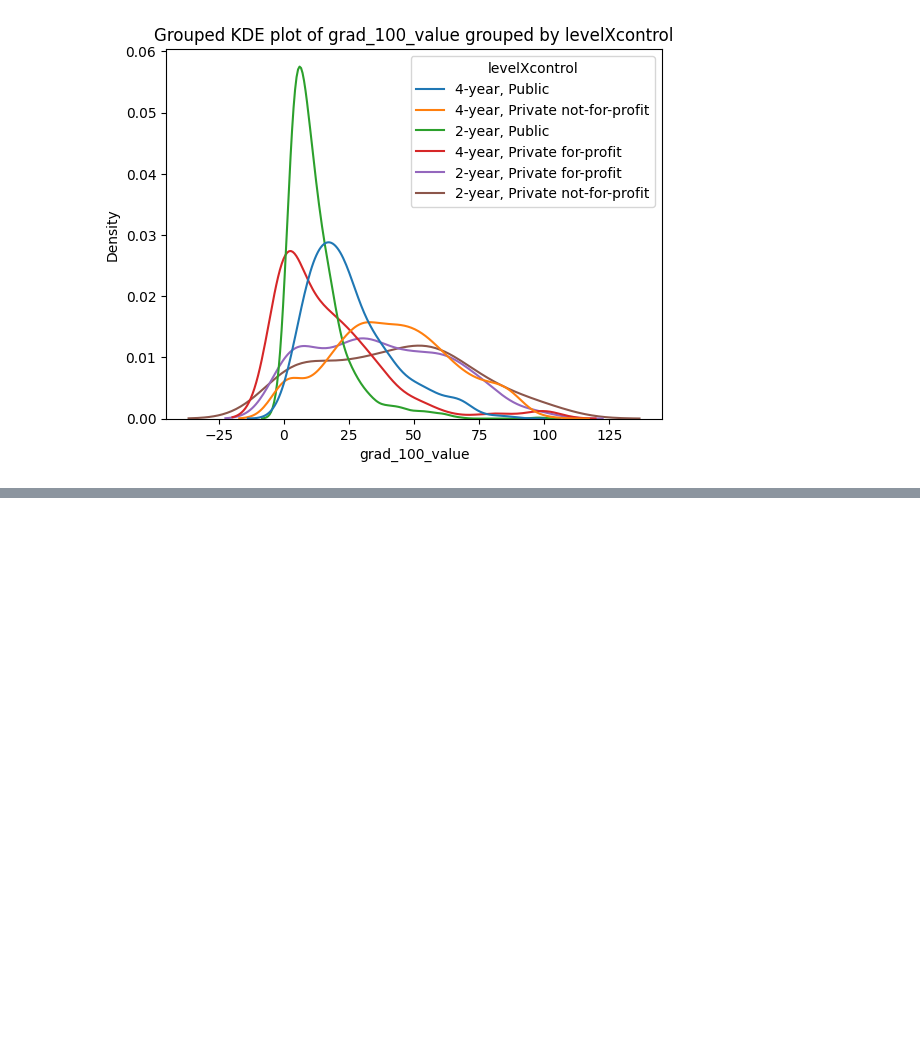
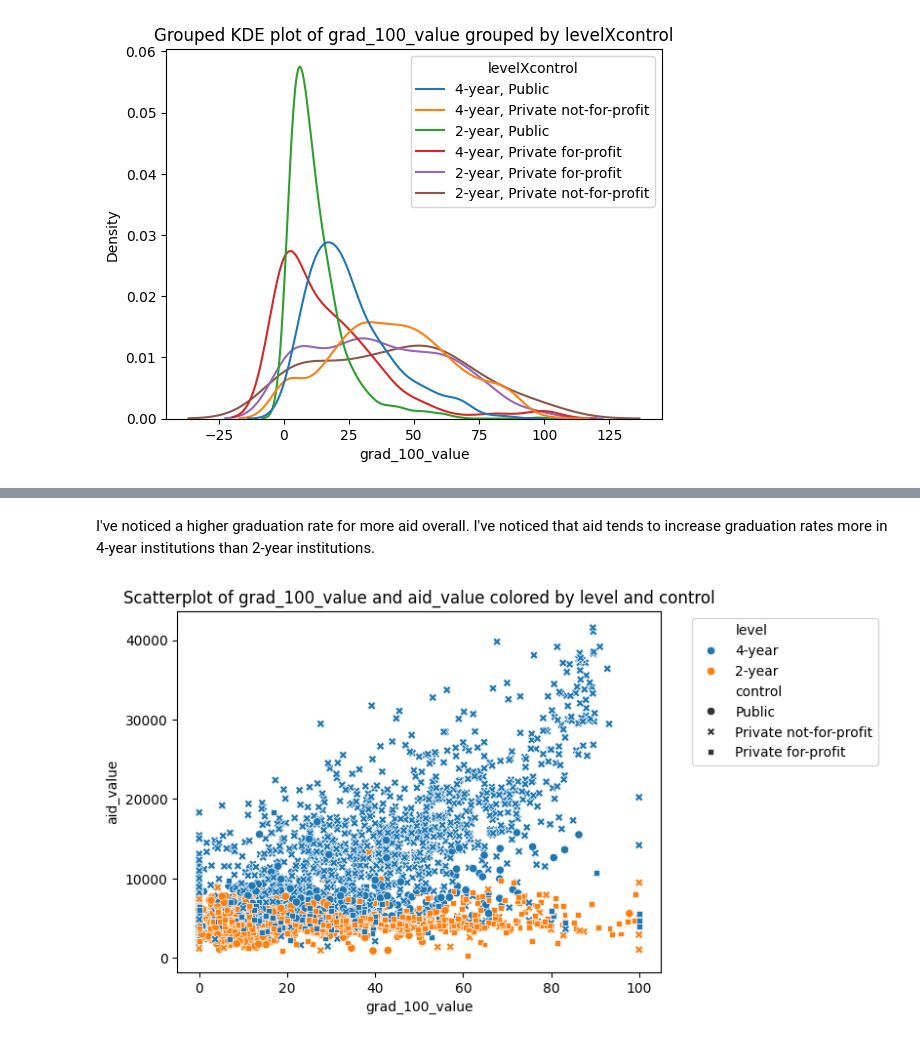
Before and after one commit to mchen899923/visualization_assignment, a Jupyter notebook: assignment.ipynb, the cells around one changed output, grey strips where cells are left out. Cells and saved outputs as stored; diff of their text form; code cells hidden in the pictures; blank space fills up the shorter version.

```diff
--- a/assignment.ipynb
+++ b/assignment.ipynb
@@ -236,0 +276,9 @@ sns.kdeplot(data = college_completion_df, x = var, hue = conditioning, common_no
+# %% [markdown]
+I've noticed a higher graduation rate for more aid overall. I've noticed that aid tends to increase graduation rates more in 4-year institutions than 2-year institutions.
+# %%
+sns.scatterplot(data = college_completion_df, x = "grad_100_value", y = "aid_value", hue = "level", style = "control") #scatterplot of grad_100_value and aid_value, grouped by level and control
+plt.title("Scatterplot of grad_100_value and aid_value colored by level and control")
+plt.legend(bbox_to_anchor=(1.05, 1), loc='upper left')
+plt.show()
+# %% [output]
+[figure, added]
```
Also changed, not shown: parts of 8 cells of this notebook.
